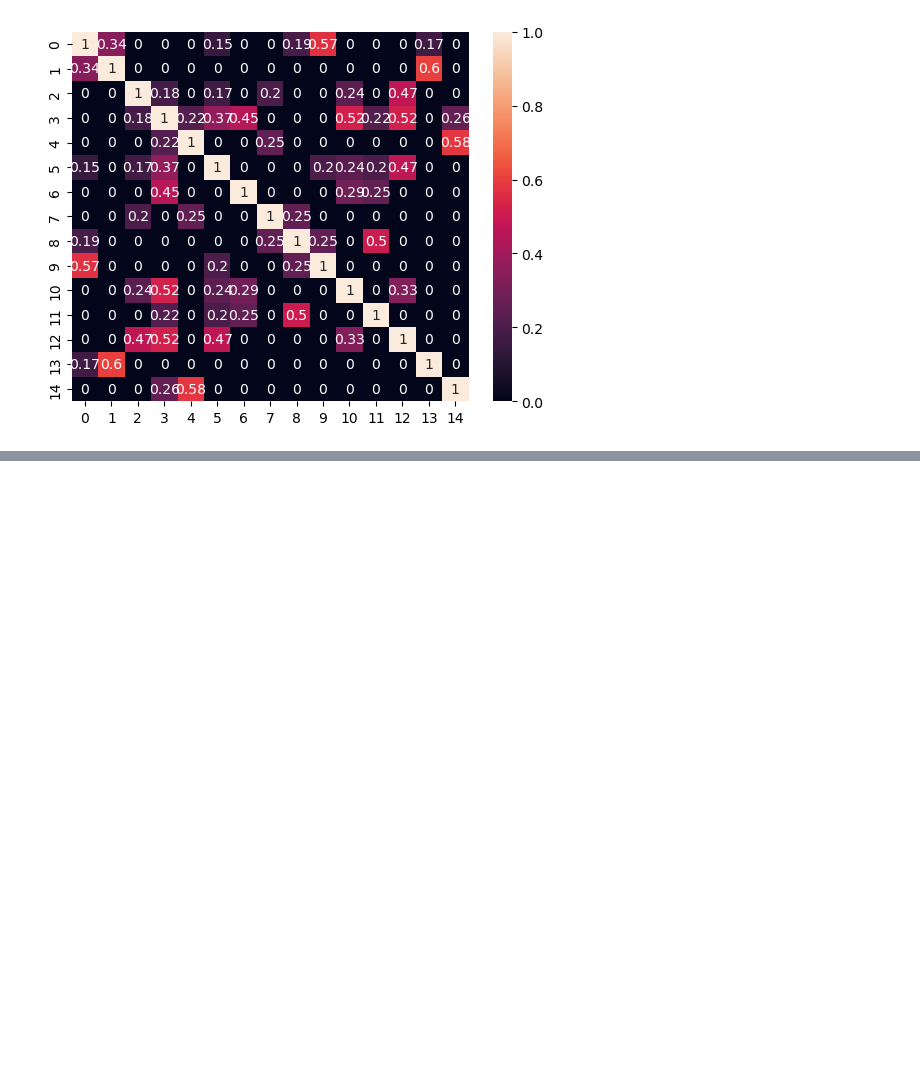
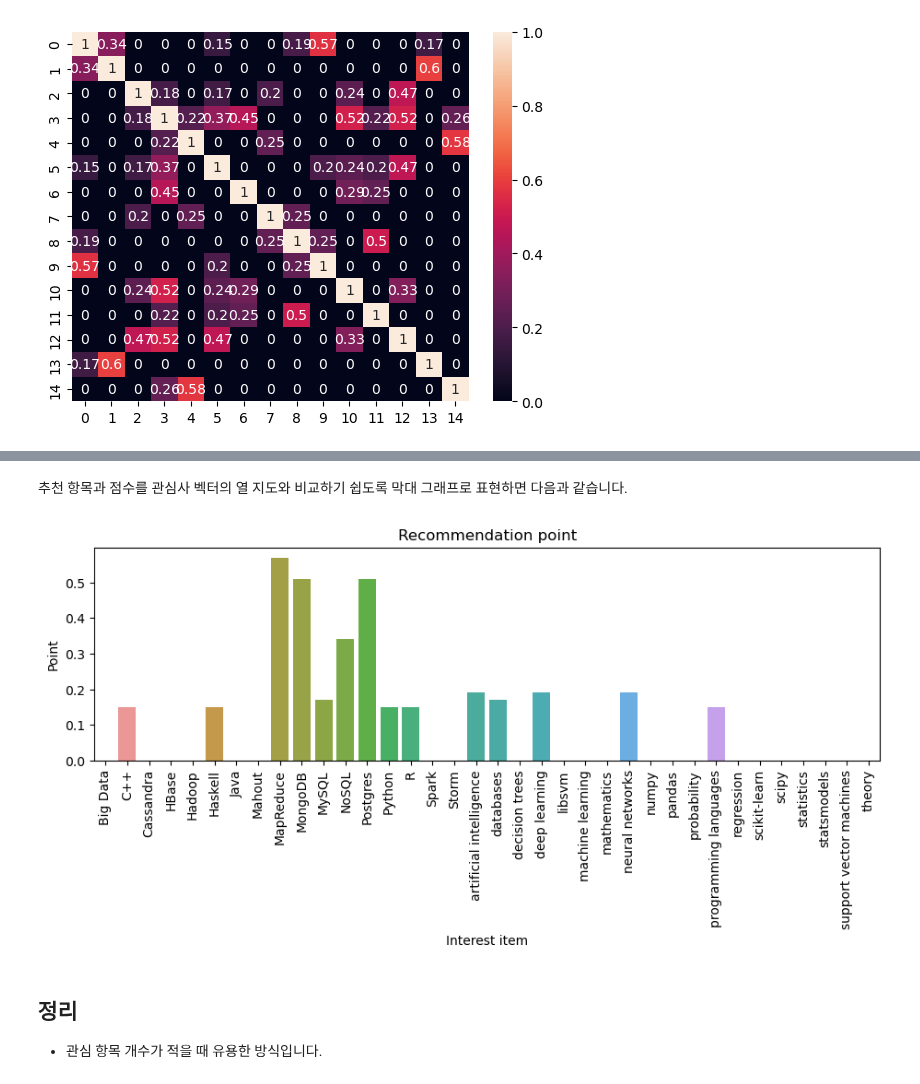
Before and after one commit to trvoid/ml-study, a Jupyter notebook: collaborative-filtering/user_based_cf.ipynb, the cells around one changed output, grey strips where cells are left out. Saved outputs shown, nothing was run; the diff lists cells and outputs as text; code cells hidden in the pictures; blank space fills up the shorter version.

```diff
--- a/collaborative-filtering/user_based_cf.ipynb
+++ b/collaborative-filtering/user_based_cf.ipynb
@@ -101,0 +179,29 @@ print(suggestions)
+# %% [markdown]
+추천 항목과 점수를 관심사 벡터의 열 지도와 비교하기 쉽도록 막대 그래프로 표현하면 다음과 같습니다.
+# %%
+points = []
+for interest in unique_interests:
+    point = 0
+    for suggestion in suggestions:
+        if suggestion[0] == interest:
+            point += suggestion[1]
+    points.append(point)
+
+plt.figure(figsize=(11, 3))
+ax = plt.axes()
+
+sns.barplot(x=unique_interests, y=points)
+
+ax.set_xticklabels(unique_interests, rotation=90)
+ax.set_xlabel("Interest item")
+ax.set_ylabel("Point")
+
+plt.title("Recommendation point")
+
+plt.show()
+# %% [output]
+[figure, added]
+# %% [markdown]
+## 정리
+
+* 관심 항목 개수가 적을 때 유용한 방식입니다.
```
Also changed, not shown: parts of 14 cells of this notebook.
